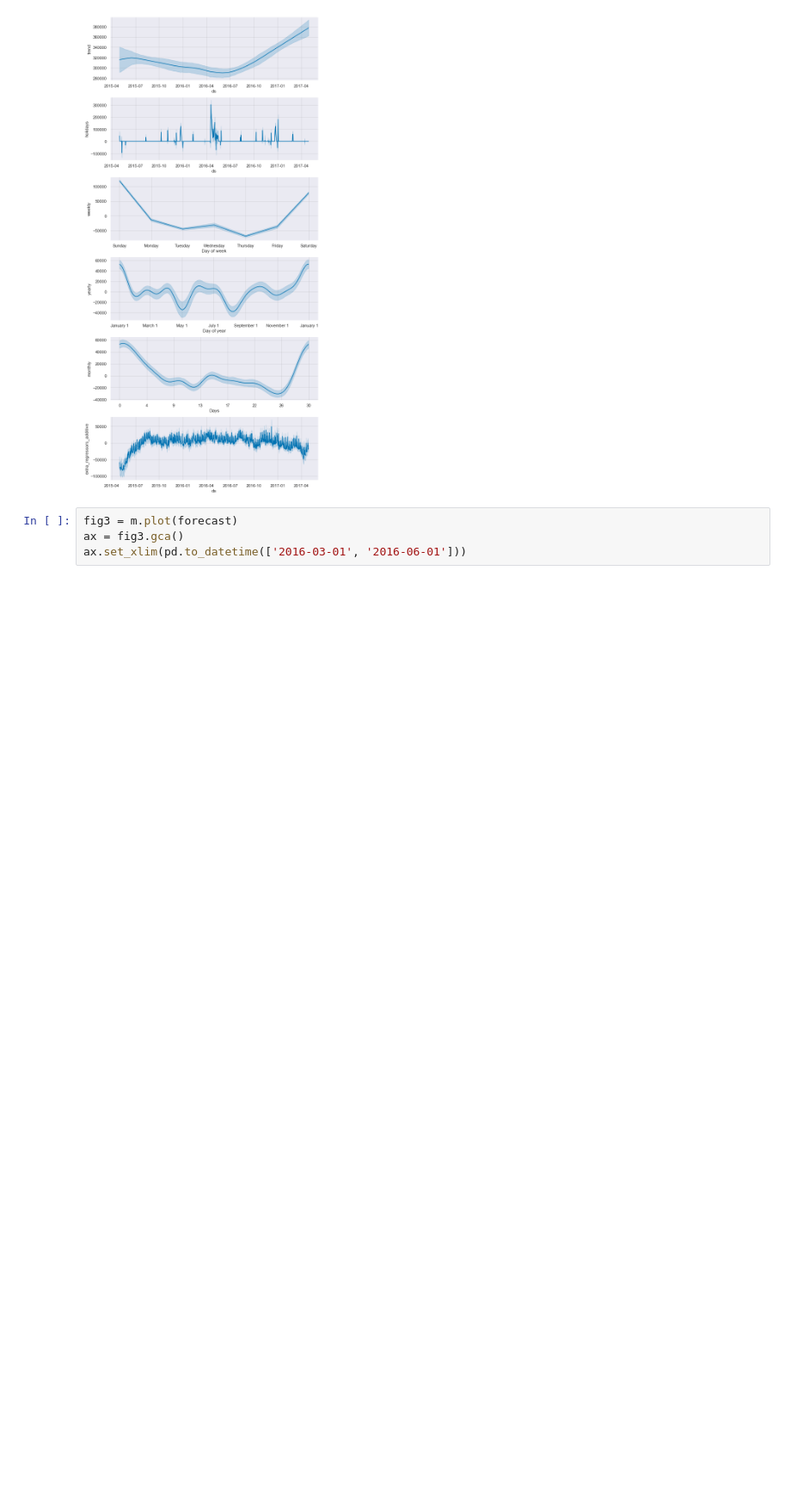
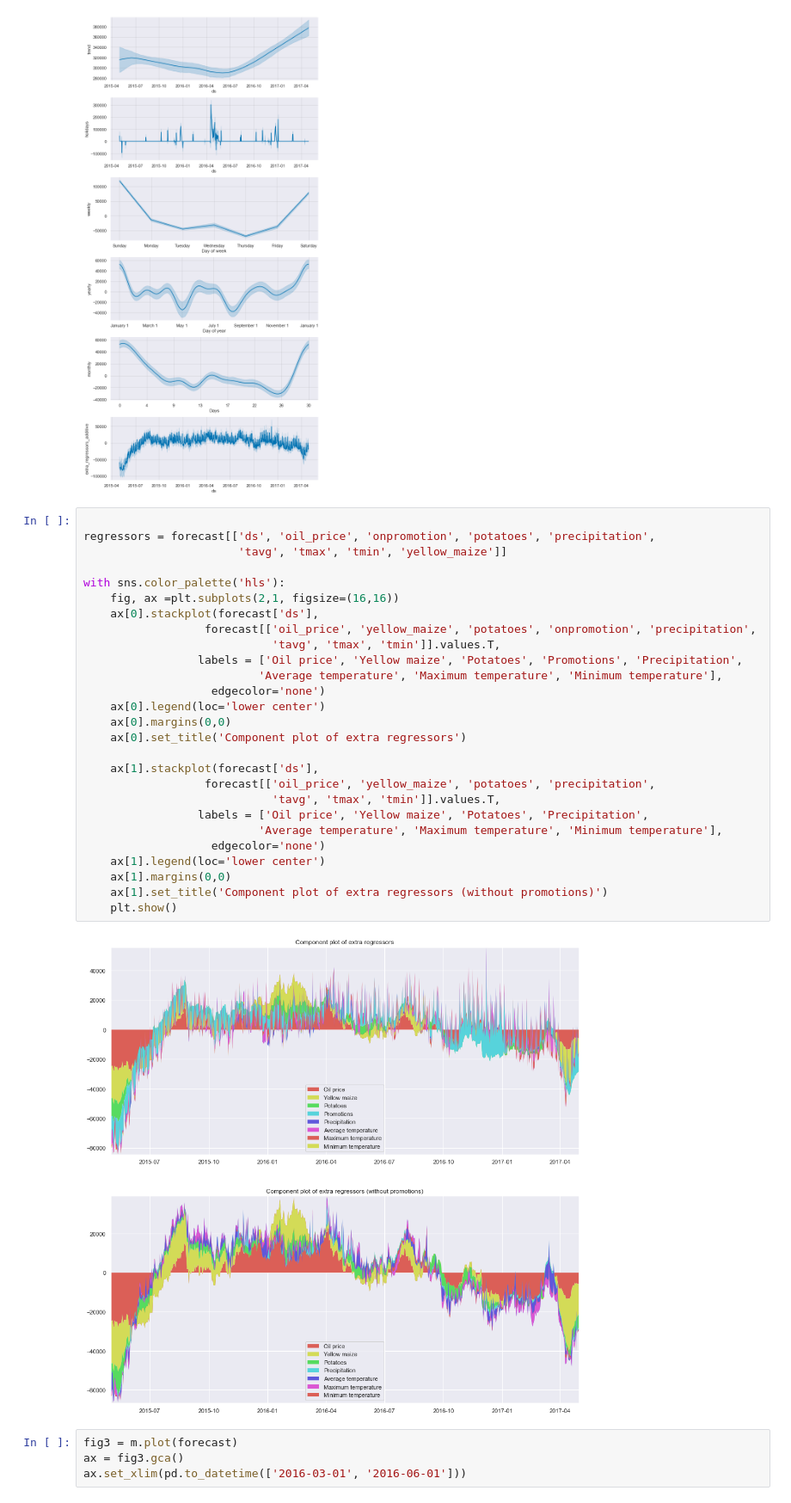
Before and after one commit to Elias-YJ/bsc-thesis, a Jupyter notebook: Reference_model.ipynb, the cells around one changed output. Shown at 86% size. Cells and saved outputs as stored; diff of their text form; blank space fills up the shorter version.

Commit message:
Display component plots for each regressor

```diff
--- a/Reference_model.ipynb
+++ b/Reference_model.ipynb
@@ -135,6 +135,35 @@ WARNING:pystan:800 of 800 iterations saturated the maximum tree depth of 10 (100
 WARNING:pystan:Run again with max_treedepth larger than 10 to avoid saturation
 [figure]
 [figure]
+# %%
+
+regressors = forecast[['ds', 'oil_price', 'onpromotion', 'potatoes', 'precipitation',
+                       'tavg', 'tmax', 'tmin', 'yellow_maize']]
+
+with sns.color_palette('hls'):
+    fig, ax =plt.subplots(2,1, figsize=(16,16))
+    ax[0].stackplot(forecast['ds'],
+                  forecast[['oil_price', 'yellow_maize', 'potatoes', 'onpromotion', 'precipitation',
+                            'tavg', 'tmax', 'tmin']].values.T,
+                 labels = ['Oil price', 'Yellow maize', 'Potatoes', 'Promotions', 'Precipitation',
+                          'Average temperature', 'Maximum temperature', 'Minimum temperature'],
+                   edgecolor='none')
+    ax[0].legend(loc='lower center')
+    ax[0].margins(0,0)
+    ax[0].set_title('Component plot of extra regressors')
+
+    ax[1].stackplot(forecast['ds'],
+                  forecast[['oil_price', 'yellow_maize', 'potatoes', 'precipitation',
+                            'tavg', 'tmax', 'tmin']].values.T,
+                 labels = ['Oil price', 'Yellow maize', 'Potatoes', 'Precipitation',
+                          'Average temperature', 'Maximum temperature', 'Minimum temperature'],
+                   edgecolor='none')
+    ax[1].legend(loc='lower center')
+    ax[1].margins(0,0)
+    ax[1].set_title('Component plot of extra regressors (without promotions)')
+    plt.show()
+# %% [output]
+[figure, added]
 # %%
 fig3 = m.plot(forecast)
 ax = fig3.gca()
```
